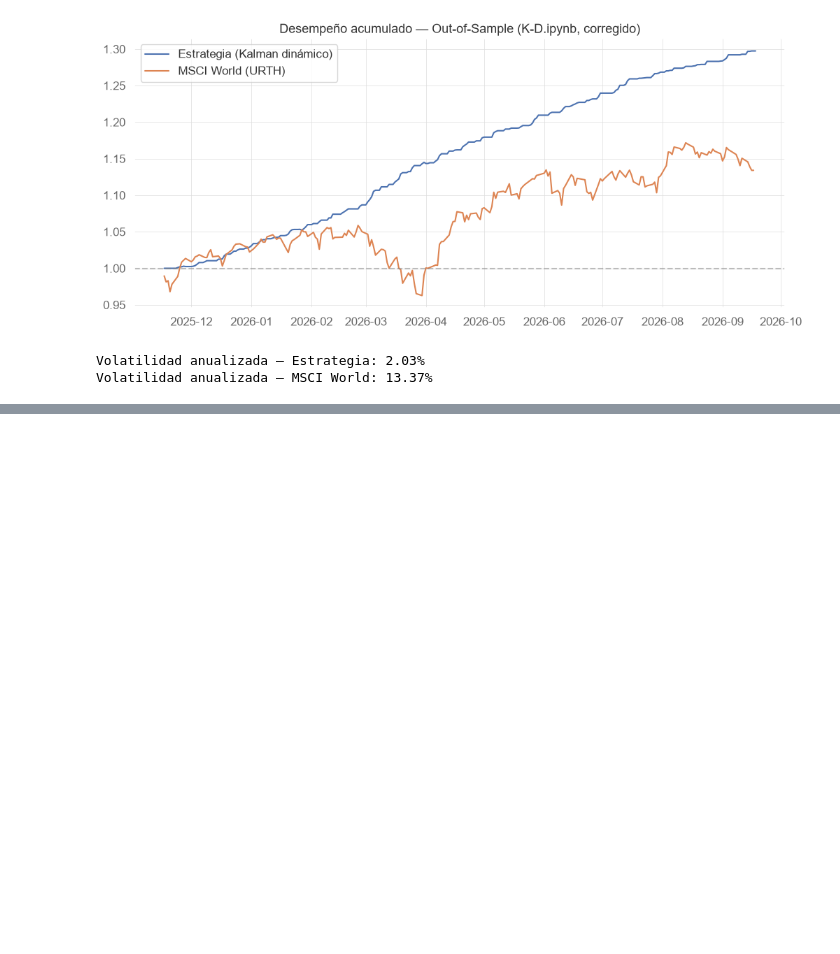
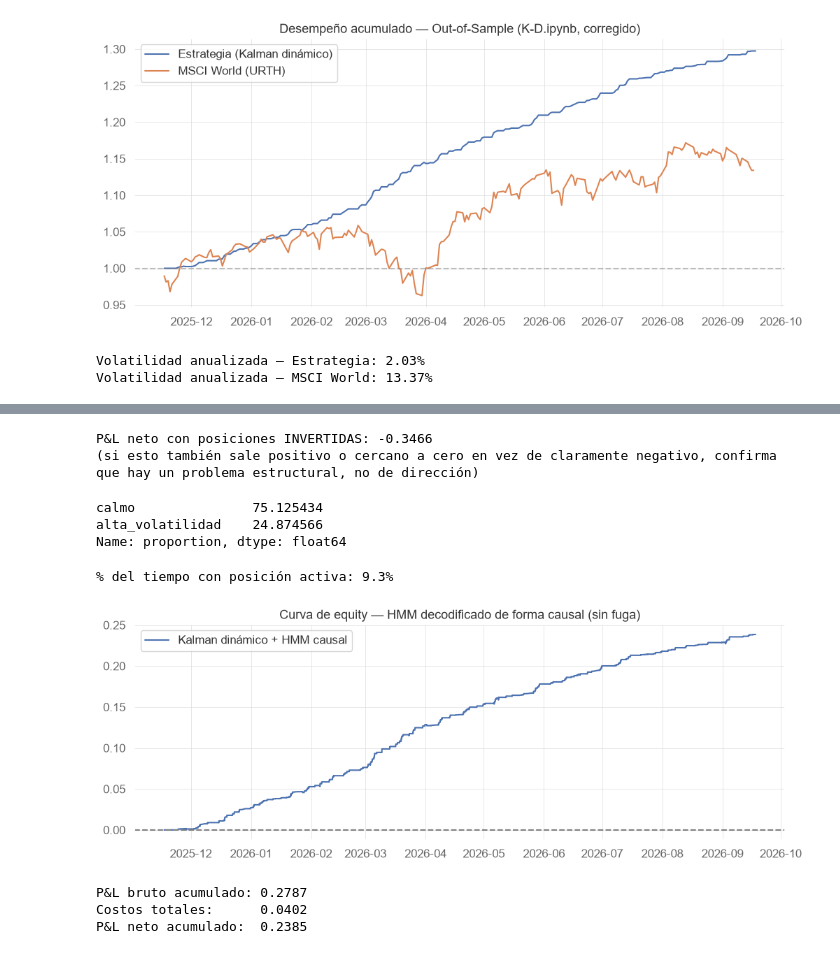
Before and after one commit to SamuOropeza/Investigacion_PCNM, a Jupyter notebook: K-D.ipynb, the cells around one changed output, grey strips where cells are left out. Drawn from its saved outputs; the diff is of its cells as text; code cells hidden in the pictures; blank space fills up the shorter version.

```diff
--- a/K-D.ipynb
+++ b/K-D.ipynb
@@ -647,0 +701,15 @@ Volatilidad anualizada — MSCI World: 13.37%
+# %%
+positions_test_flipped = -positions_test_honest  # invertimos la dirección
+regime_aligned_flipped = regime_label_test_honest.reindex(positions_test_flipped.index).ffill().bfill()
+size_mult_flipped = regime_aligned_flipped.map({'alta_volatilidad': 0.3, 'calmo': 1.0})
+position_size_flipped = (positions_test_flipped * size_mult_flipped).fillna(0)
+
+pnl_net_flipped, pnl_gross_flipped, costs_flipped = run_backtest(
+    spread_test_honest, position_size_flipped, avg_weights_dyn, cost_bps=1.0
+)
+
+print(f"P&L neto con posiciones INVERTIDAS: {pnl_net_flipped.sum():.4f}")
+print(f"(si esto también sale positivo o cercano a cero en vez de claramente negativo, confirma que hay un problema estructural, no de dirección)")
+# %% [output]
+P&L neto con posiciones INVERTIDAS: -0.3466
+(si esto también sale positivo o cercano a cero en vez de claramente negativo, confirma que hay un problema estructural, no de dirección)
@@ -647,0 +736,45 @@ Volatilidad anualizada — MSCI World: 13.37%
+# %%
+# El índice debe coincidir con el de la serie de volatilidad que alimentó al HMM
+vol_index_test = np.log(
+    spread_test_honest.diff().dropna().rolling(24).std().dropna().replace(0, np.nan)
+).dropna().index
+
+regime_label_test_causal = pd.Series(regimes_test_causal, index=vol_index_test).map(
+    {high_vol_state_dyn: 'alta_volatilidad', 1 - high_vol_state_dyn: 'calmo'}
+)
+
+print(regime_label_test_causal.value_counts(normalize=True) * 100)
+# %% [output]
+calmo               75.125434
+alta_volatilidad    24.874566
+Name: proportion, dtype: float64
+# %%
+regime_aligned_test_causal = regime_label_test_causal.reindex(positions_test_honest.index).ffill().bfill()
+size_multiplier_test_causal = regime_aligned_test_causal.map({'alta_volatilidad': 0.3, 'calmo': 1.0})
+position_size_test_causal = (positions_test_honest * size_multiplier_test_causal).fillna(0)
+
+print(f"% del tiempo con posición activa: {(position_size_test_causal != 0).mean()*100:.1f}%")
+# %% [output]
+% del tiempo con posición activa: 9.3%
+# %%
+pnl_net_causal, pnl_gross_causal, costs_causal = run_backtest(
+    spread_test_honest, position_size_test_causal, avg_weights_dyn, cost_bps=1.0
+)
+
+equity_curve_causal = pnl_net_causal.cumsum()
+
+plt.figure(figsize=(12, 4))
+plt.plot(equity_curve_causal.index, equity_curve_causal.values, label='Kalman dinámico + HMM causal')
+plt.axhline(0, color='gray', linestyle='--')
+plt.legend()
+plt.title("Curva de equity — HMM decodificado de forma causal (sin fuga)")
+plt.show()
+
+print(f"P&L bruto acumulado: {pnl_gross_causal.sum():.4f}")
+print(f"Costos totales:      {costs_causal.sum():.4f}")
+print(f"P&L neto acumulado:  {pnl_net_causal.sum():.4f}")
+# %% [output]
+[figure, added]
+P&L bruto acumulado: 0.2787
+Costos totales:      0.0402
+P&L neto acumulado:  0.2385
```
Also changed, not shown: parts of 11 cells of this notebook.
